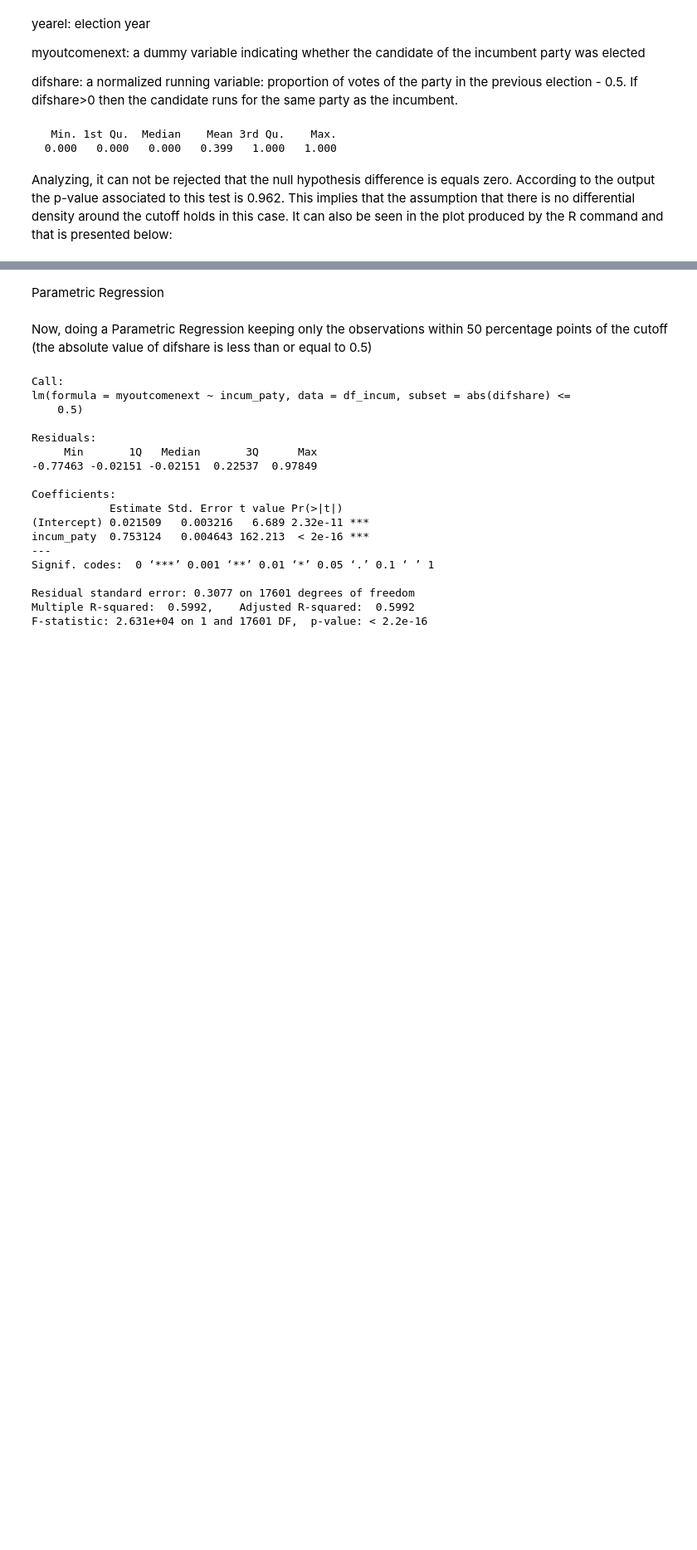
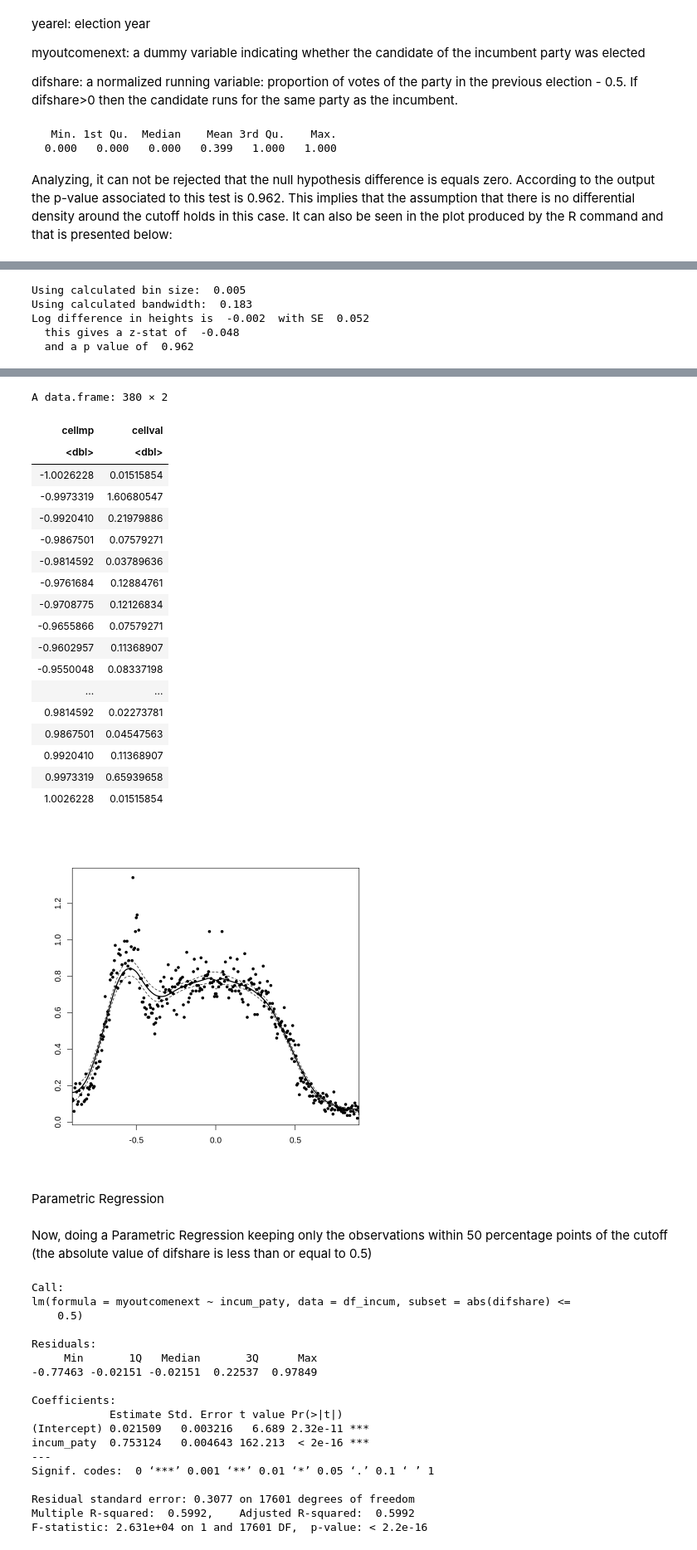
Before and after one commit to emolinaperez/econometrics_mek, a Jupyter notebook: Week 9/R/Week9_Lab.ipynb, the cells around one changed output, grey strips where cells are left out. Shown at 83% size. Drawn from its saved outputs; the diff is of its cells as text; code cells hidden in the pictures; blank space fills up the shorter version.

```diff
--- a/Week 9/R/Week9_Lab.ipynb
+++ b/Week 9/R/Week9_Lab.ipynb
@@ -584,0 +541,16 @@ A data.frame: 380 × 2
+# %%
+# Check for discontinuities
+
+df_sub <- subset(df_incum, abs(difshare) <= 0.5)
+
+model <- rdrobust(y = df_sub$myoutcomenext,
+                  x = df_sub$difshare,
+                  c = 0)  # cutpoint default es 0
+
+summary(model)
+# %% [output]
+Using calculated bin size:  0.005
+Using calculated bandwidth:  0.183
+Log difference in heights is  -0.002  with SE  0.052
+  this gives a z-stat of  -0.048
+  and a p value of  0.962
@@ -585,3 +572,23 @@ A data.frame: 380 × 2
+A data.frame: 380 × 2
+| cellmp | cellval |
+| <dbl> | <dbl> |
+| -1.0026228 | 0.01515854 |
+| -0.9973319 | 1.60680547 |
+| -0.9920410 | 0.21979886 |
+| -0.9867501 | 0.07579271 |
+| -0.9814592 | 0.03789636 |
+| -0.9761684 | 0.12884761 |
+| -0.9708775 | 0.12126834 |
+| -0.9655866 | 0.07579271 |
+| -0.9602957 | 0.11368907 |
+| -0.9550048 | 0.08337198 |
+| ... | ... |
+| 0.9814592 | 0.02273781 |
+| 0.9867501 | 0.04547563 |
+| 0.9920410 | 0.11368907 |
+| 0.9973319 | 0.65939658 |
+| 1.0026228 | 0.01515854 |
+[figure, added]
 # %% [markdown]
 Parametric Regression
 # %% [markdown]
```
Also changed, not shown: parts of 3 cells of this notebook.
